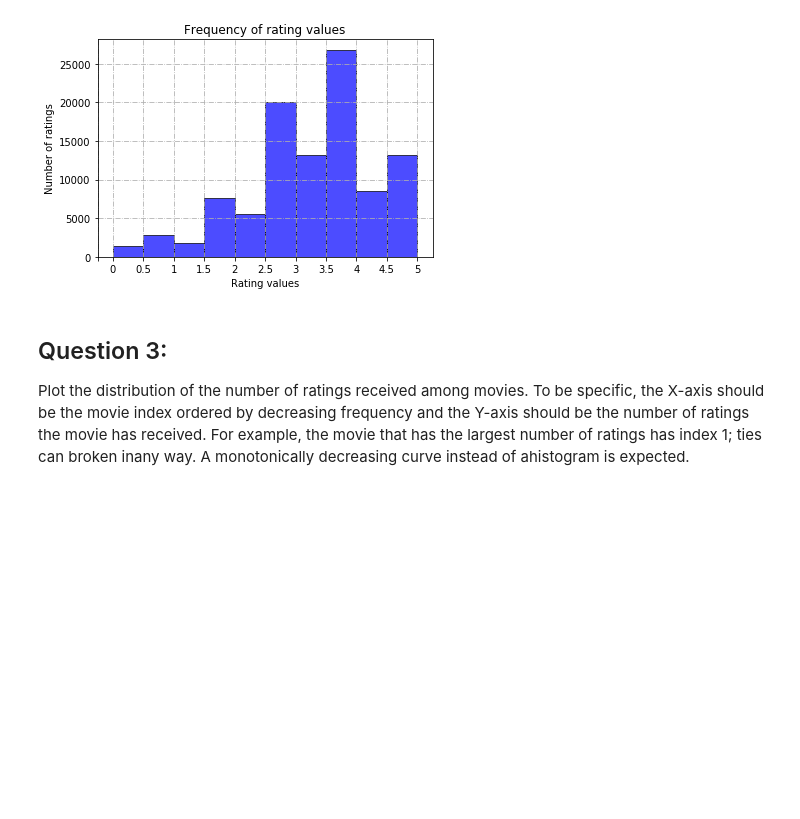
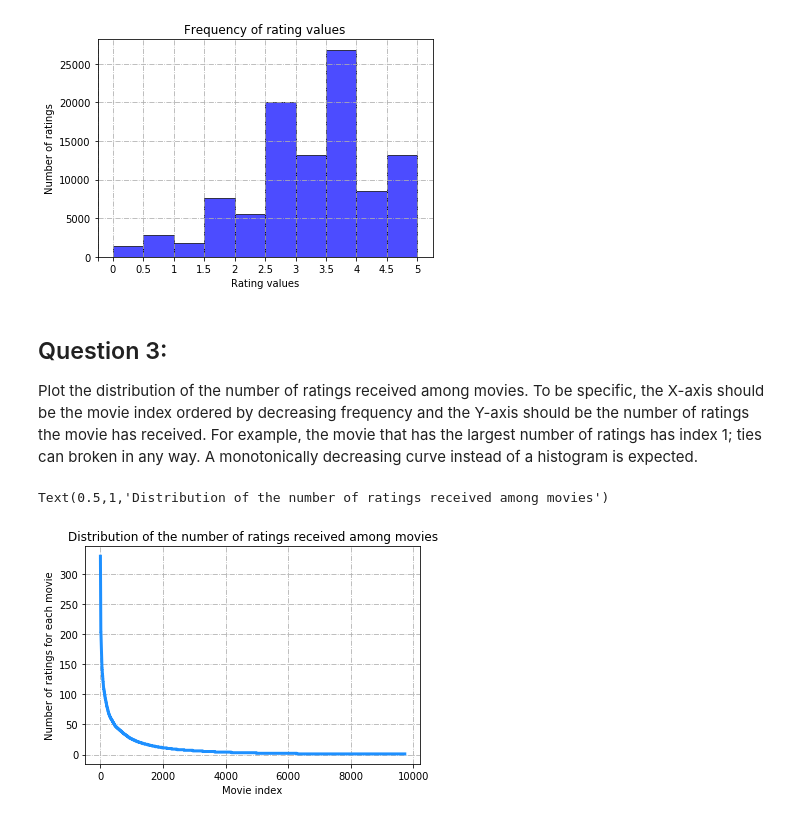
Before and after one commit to Shuyifan/ECE-219-Large-Scale-Data-Mining-Project, a Jupyter notebook: project 3/Project 3.ipynb, the cells around one changed output. Saved outputs shown, nothing was run; the diff lists cells and outputs as text; code cells hidden in the pictures; blank space fills up the shorter version.

```diff
--- a/project 3/Project 3.ipynb
+++ b/project 3/Project 3.ipynb
@@ -107,4 +107,20 @@ Text(0.5,1,'Frequency of rating values')
 [figure]
 # %% [markdown]
 ## Question 3:
-Plot the distribution of the number of ratings received among movies. To be specific, the X-axis should be the movie index ordered by decreasing frequency and the Y-axis should be the number of ratings the movie has received. For example, the movie that has the largest number of ratings has index 1; ties can broken inany way. A monotonically decreasing curve instead of ahistogram is expected.
+Plot the distribution of the number of ratings received among movies. To be specific, the X-axis should be the movie index ordered by decreasing frequency and the Y-axis should be the number of ratings the movie has received. For example, the movie that has the largest number of ratings has index 1; ties can broken in any way. A monotonically decreasing curve instead of a histogram is expected.
+# %%
+movie_rate = Counter(ratings[:,1])
+movie_rate_dec = sorted(movie_rate.items(),key = lambda item: item[1],
+                 reverse = True)
+movie_y = [i[1] for i in movie_rate_dec]
+movie_x = [i[0] for i in movie_rate_dec]
+# %%
+length = len(movie_y)
+plt.plot(range(1,length+1),movie_y,color='dodgerblue',linewidth = 3)
+plt.grid(True,linestyle = '-.')
+plt.xlabel('Movie index')
+plt.ylabel('Number of ratings for each movie')
+plt.title('Distribution of the number of ratings received among movies')
+# %% [output]
+Text(0.5,1,'Distribution of the number of ratings received among movies')
+[figure, added]
```
Also changed, not shown: parts of 11 cells of this notebook.
